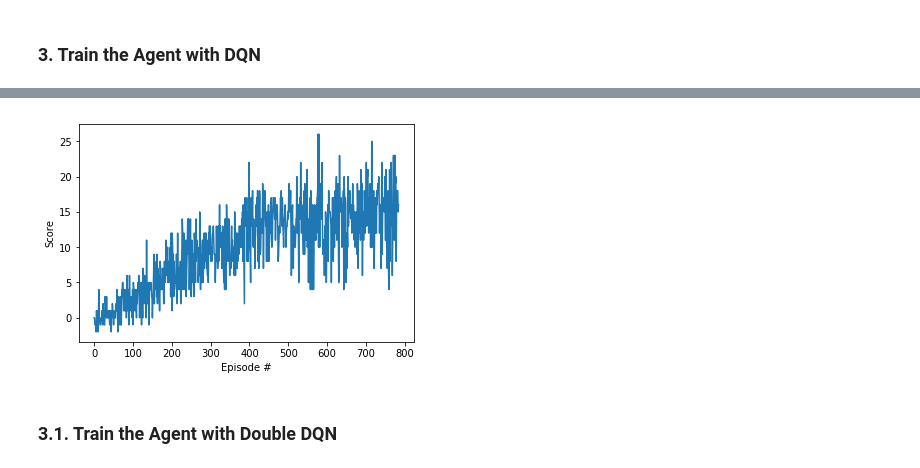
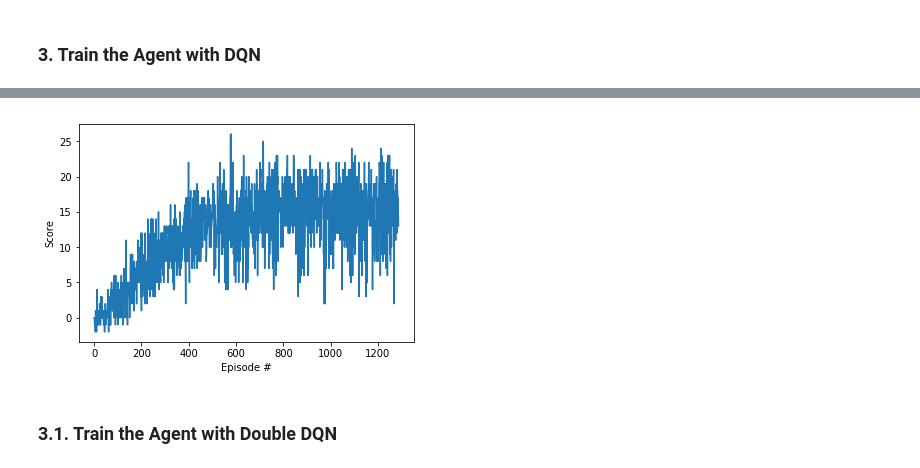
Before and after one commit to stereoboy/deep-reinforcement-learning, a Jupyter notebook: p1_navigation/Solution.ipynb, the cells around one changed output, grey strips where cells are left out. Cells and saved outputs as stored; diff of their text form; code cells hidden in the pictures.

```diff
--- a/p1_navigation/Solution.ipynb
+++ b/p1_navigation/Solution.ipynb
@@ -113,7 +113,7 @@ def dqn(n_episodes=2000, max_t=1000, eps_start=1.0, eps_end=0.01, eps_decay=0.99
         print('\rEpisode {}\tAverage Score: {:.2f}\t{}'.format(i_episode, np.mean(scores_window), elapsed_str), end="")
         if i_episode % 100 == 0:
             print('\rEpisode {}\tAverage Score: {:.2f}\t{}'.format(i_episode, np.mean(scores_window), elapsed_str))
-        if np.mean(scores_window)>=15.0:
+        if np.mean(scores_window)>=16.0:
             print('\nEnvironment solved in {:d} episodes!\tAverage Score: {:.2f}'.format(i_episode-100, np.mean(scores_window)))
             break
     torch.save(agent.qnetwork_local.state_dict(), 'checkpoint.pth')
@@ -141,4 +146,4 @@ Environment solved in 685 episodes!     Average Score: 15.03
-[figure, old version]
+[figure, new version]
 # %% [markdown]
 ### 3.1. Train the Agent with Double DQN
 # %%
```
Also changed, not shown: parts of 5 cells of this notebook, 4 other files.
